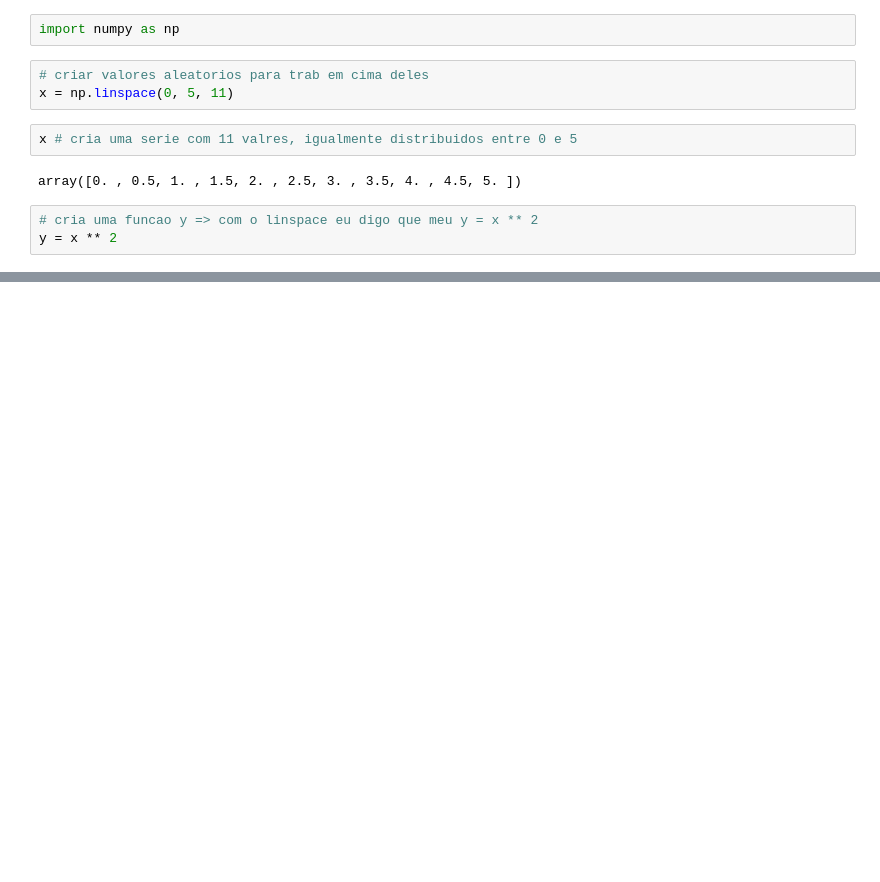
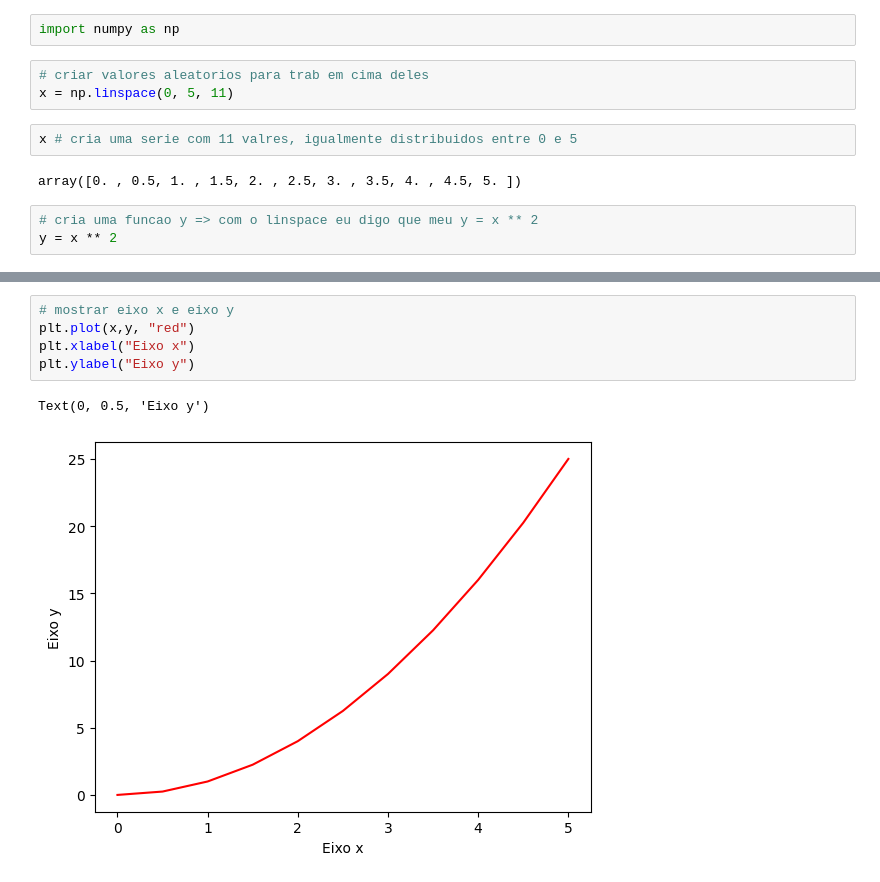
Before and after one commit to ludiemert/Data_Visualization_Matplotlib, a Jupyter notebook: Matplotlib.ipynb, the cells around one changed output, grey strips where cells are left out. Saved outputs shown, nothing was run; the diff lists cells and outputs as text; blank space fills up the shorter version.

```diff
--- a/Matplotlib.ipynb
+++ b/Matplotlib.ipynb
@@ -21,0 +25,8 @@ plt.plot(x, y)
+# %%
+# mostrar eixo x e eixo y
+plt.plot(x,y, "red")
+plt.xlabel("Eixo x")
+plt.ylabel("Eixo y")
+# %% [output]
+Text(0, 0.5, 'Eixo y')
+[figure, added]
```
Also changed, not shown: parts of 2 cells of this notebook.
